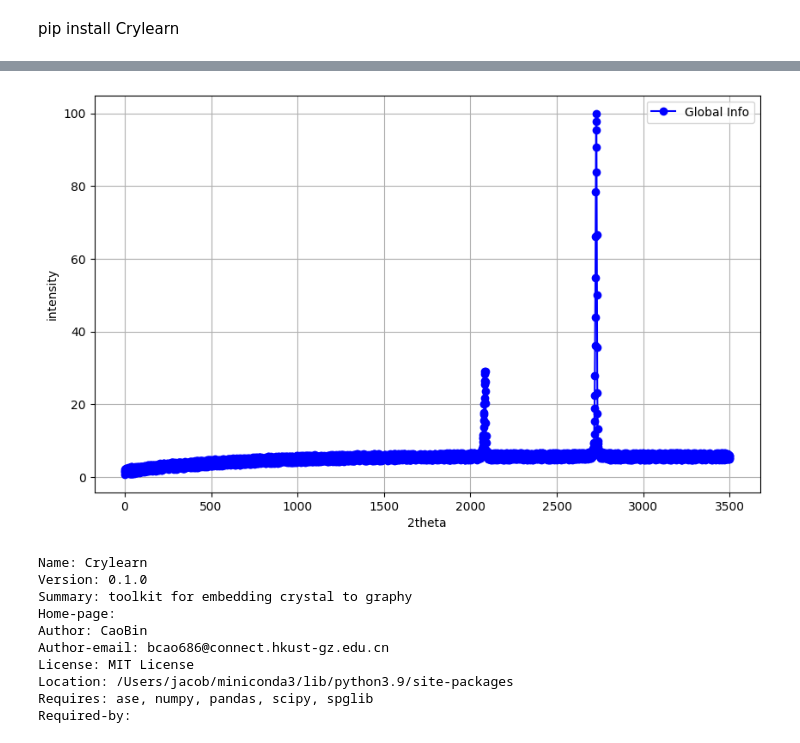
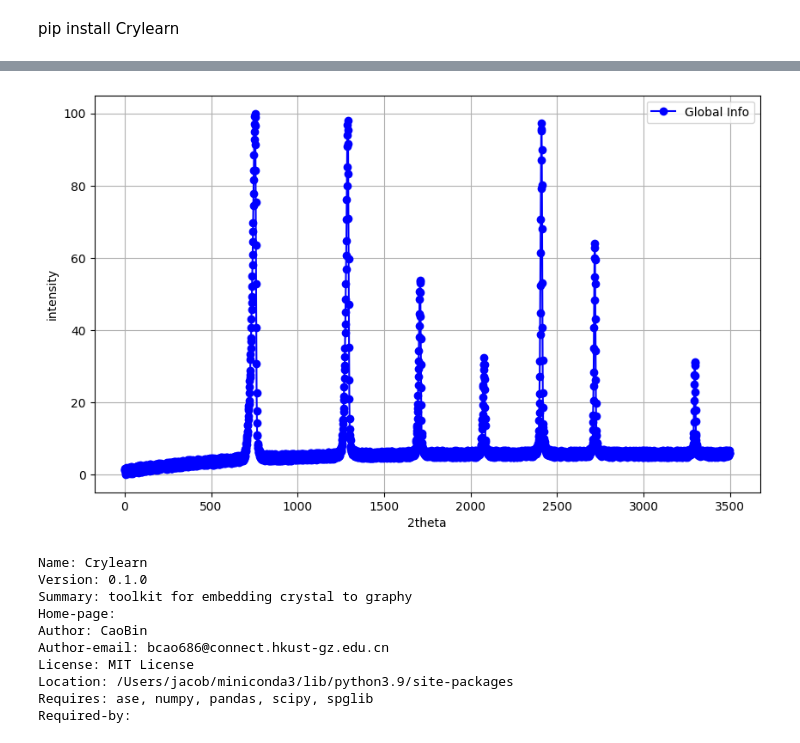
Before and after one commit to Bin-Cao/CrystalXRD, a Jupyter notebook: code.ipynb, the cells around one changed output, grey strips where cells are left out. Drawn from its saved outputs; the diff is of its cells as text; code cells hidden in the pictures.

```diff
--- a/code.ipynb
+++ b/code.ipynb
@@ -25,18 +31,27 @@ node_embedding, _, dis_matrix, XRDpattern = cry2graph.parser(database, entry_id)
 # %%
+from Crylearn import cry2graph
+from ase.db import connect
+
+database = connect('demo.db')
+entry_id = 4 # acquire the third structure
+
+node_embedding, _, dis_matrix, XRDpattern = cry2graph.parser(database, entry_id).get('Simulation')
+
+
 import matplotlib.pyplot as plt
 
 
 # Plotting XRD pattern
 plt.figure(figsize=(10, 6))
 plt.plot(XRDpattern, marker='o', linestyle='-', color='b', label='Global Info')
 plt.xlabel('2theta')
 plt.ylabel('intensity')
 
 plt.legend()
 plt.grid(True)
 plt.show()
 # %% [output]
-[figure, old version]
+[figure, new version]
 # %%
 ! pip show Crylearn
 # %% [output]
```
Also changed, not shown: parts of 6 cells of this notebook, 2 other files.
